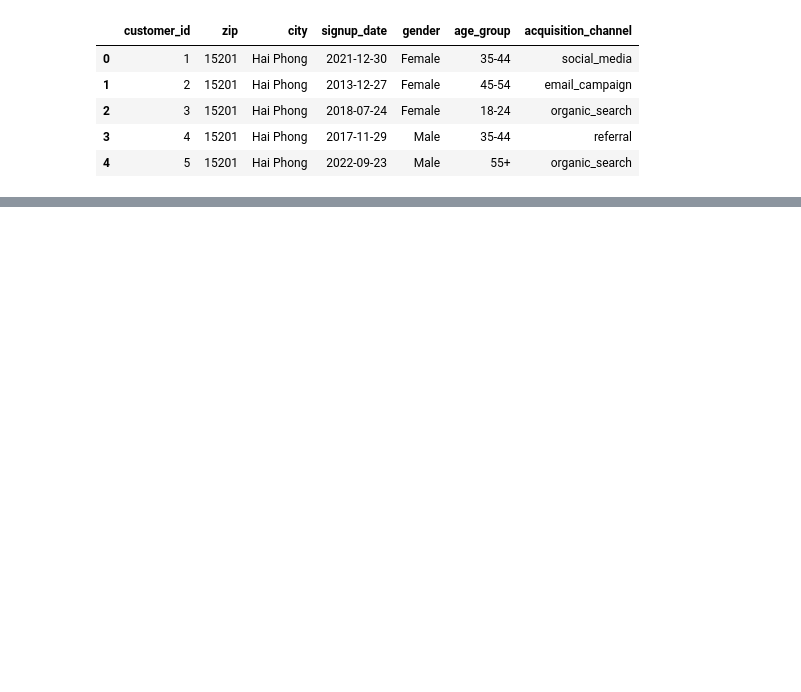
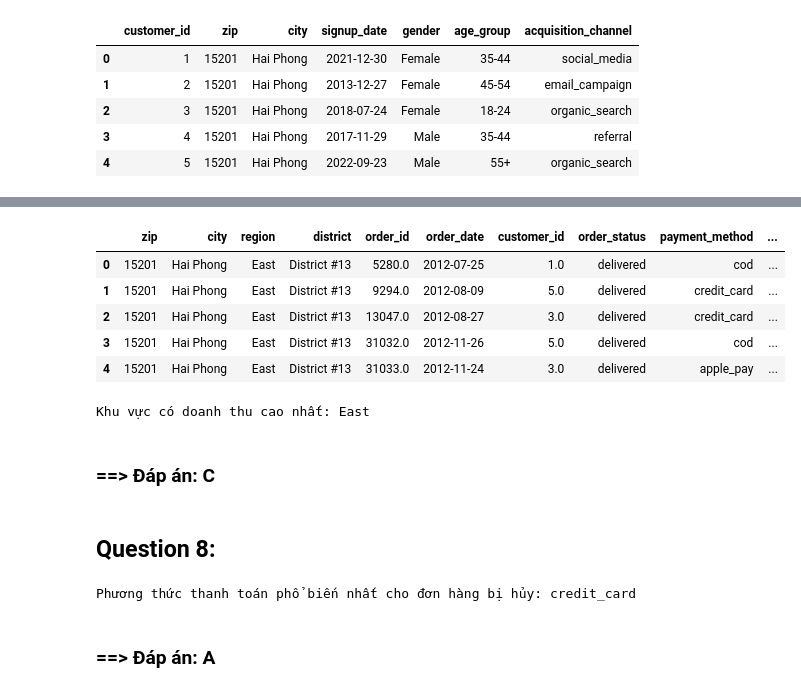
Before and after one commit to tuongvii2327/TayThanh_Datathon_2026, a Jupyter notebook: notebooks/tracnghiem.ipynb, the cells around one changed output, grey strips where cells are left out. Saved outputs shown, nothing was run; the diff lists cells and outputs as text; code cells hidden in the pictures; blank space fills up the shorter version.

Commit message:
Complete multiple-choice questions

```diff
--- a/notebooks/tracnghiem.ipynb
+++ b/notebooks/tracnghiem.ipynb
@@ -150,5 +150,5 @@ Name: bounce_rate, dtype: float64
 # %%
-df_order_items= pd.read_csv('../data/order_items.csv', low_memory=False)
+df_order_items= pd.read_csv('../dataset/order_items.csv', low_memory=False)
 # %%
 df_order_items.head()
 # %% [output]
@@ -189,0 +244,28 @@ df_customers.head()
+# %%
+df_final_merge= pd.merge(df_merge, df_order_items, on='order_id', how='left')
+df_final_merge['Revenue']= df_final_merge['quantity'] * df_final_merge['unit_price'] - df_final_merge['discount_amount']
+df_final_merge.head()
+# %% [output]
+|  | zip | city | region | district | order_id | order_date | customer_id | order_status | payment_method | ... |
+| 0 | 15201 | Hai Phong | East | District #13 | 5280.0 | 2012-07-25 | 1.0 | delivered | cod | ... |
+| 1 | 15201 | Hai Phong | East | District #13 | 9294.0 | 2012-08-09 | 5.0 | delivered | credit_card | ... |
+| 2 | 15201 | Hai Phong | East | District #13 | 13047.0 | 2012-08-27 | 3.0 | delivered | credit_card | ... |
+| 3 | 15201 | Hai Phong | East | District #13 | 31032.0 | 2012-11-26 | 5.0 | delivered | cod | ... |
+| 4 | 15201 | Hai Phong | East | District #13 | 31033.0 | 2012-11-24 | 3.0 | delivered | apple_pay | ... |
+# %%
+max_rev= df_final_merge.groupby('region')['Revenue'].sum().sort_values(ascending=False)
+print("Khu vực có doanh thu cao nhất:", max_rev.index[0])
+# %% [output]
+Khu vực có doanh thu cao nhất: East
+# %% [markdown]
+### ==> Đáp án: C
+# %% [markdown]
+## Question 8:
+# %%
+df_orders_cancelled= df_orders[df_orders['order_status']== 'cancelled']
+df_q8= df_orders_cancelled.groupby('order_status')['payment_method'].value_counts()
+print("Phương thức thanh toán phổ biến nhất cho đơn hàng bị hủy:", df_q8.index[0][1])
+# %% [output]
+Phương thức thanh toán phổ biến nhất cho đơn hàng bị hủy: credit_card
+# %% [markdown]
+### ==> Đáp án: A
```
Also changed, not shown: parts of 29 cells of this notebook.
